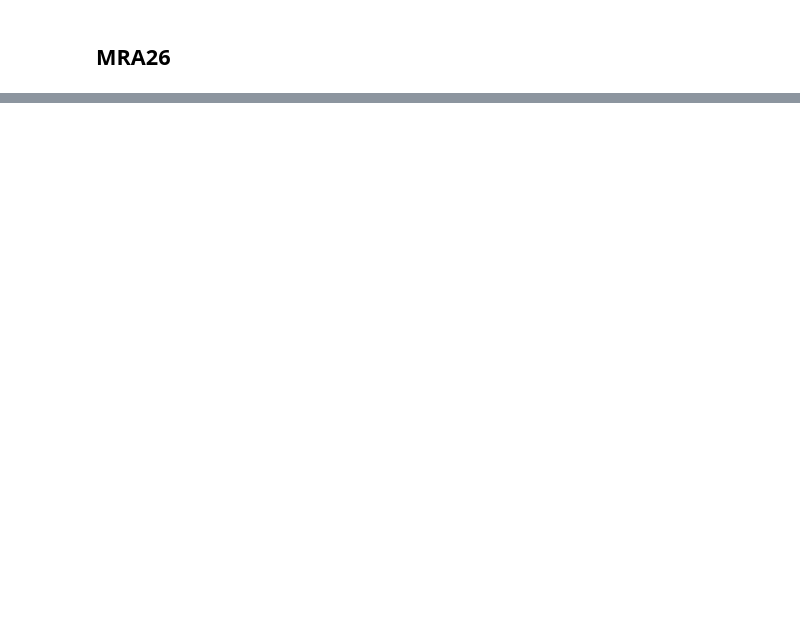
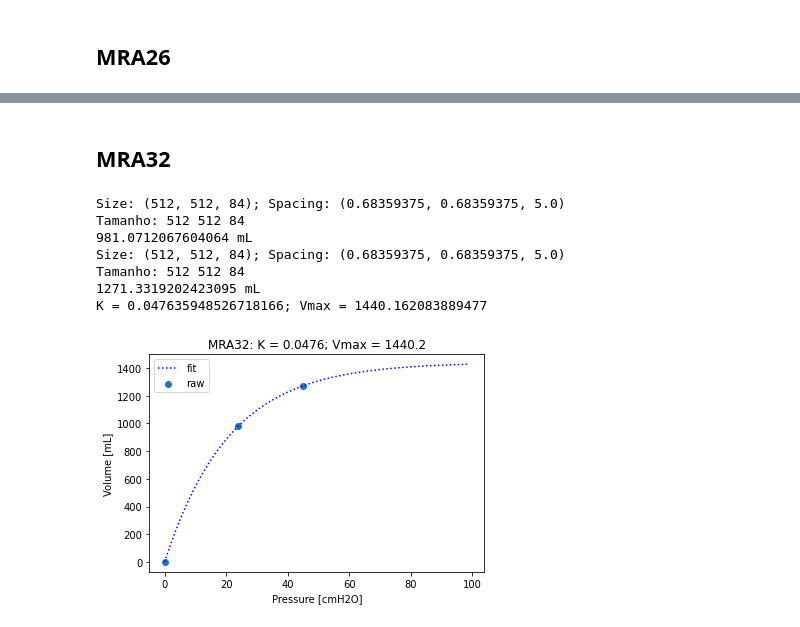
Before and after one commit to edlbcamargo/recrutabilidade, a Jupyter notebook: volume_referencia/volume_referencia.ipynb, the cells around one changed output, grey strips where cells are left out. Drawn from its saved outputs; the diff is of its cells as text; code cells hidden in the pictures; blank space fills up the shorter version.

```diff
--- a/volume_referencia/volume_referencia.ipynb
+++ b/volume_referencia/volume_referencia.ipynb
@@ -175,0 +223,19 @@ K = 0.030899094057260833; Vmax = 2622.866589297819
+# %% [markdown]
+## MRA32
+# %%
+#pasta_R3 = '/mnt/hdsda3/arquivos/Recrutamento/CT_data_organizado/MRA_32/Recrut_pos/Vol_Recru_1_50_mm_3'       # CTvol 725 mL
+#pasta_R3 = '/mnt/hdsda3/arquivos/Recrutamento/CT_data_organizado/MRA_32/Recrut_pos/Vol_Recru_2_50_mm_4'       # CTvol 780 mL
+#pasta_R3 = '/mnt/hdsda3/arquivos/Recrutamento/CT_data_organizado/MRA_32/Recrut_pos/Vol_Recru_3_50_mm_5'       # CTvol 860 mL
+pasta_R3 = '/mnt/hdsda3/arquivos/Recrutamento/CT_data_organizado/MRA_32/Recrut_pos/Vol_Recru_3_50_mm_10'       # CTvol 1271 mL
+
+pasta_pos = '/mnt/hdsda3/arquivos/Recrutamento/CT_data_organizado/MRA_32/Recrut_pos/Vol_Recru_Pos_50_mm_11'    # CTvol 981 mL
+_= ctf.ajusta_exponencial_recrutamento(pasta_pos, pasta_R3, 'MRA32')
+# %% [output]
+Size: (512, 512, 84); Spacing: (0.68359375, 0.68359375, 5.0)
+Tamanho: 512 512 84
+981.0712067604064 mL
+Size: (512, 512, 84); Spacing: (0.68359375, 0.68359375, 5.0)
+Tamanho: 512 512 84
+1271.3319202423095 mL
+K = 0.047635948526718166; Vmax = 1440.162083889477
+[figure, added]
```
Also changed, not shown: parts of 23 cells of this notebook, 1 other file.
